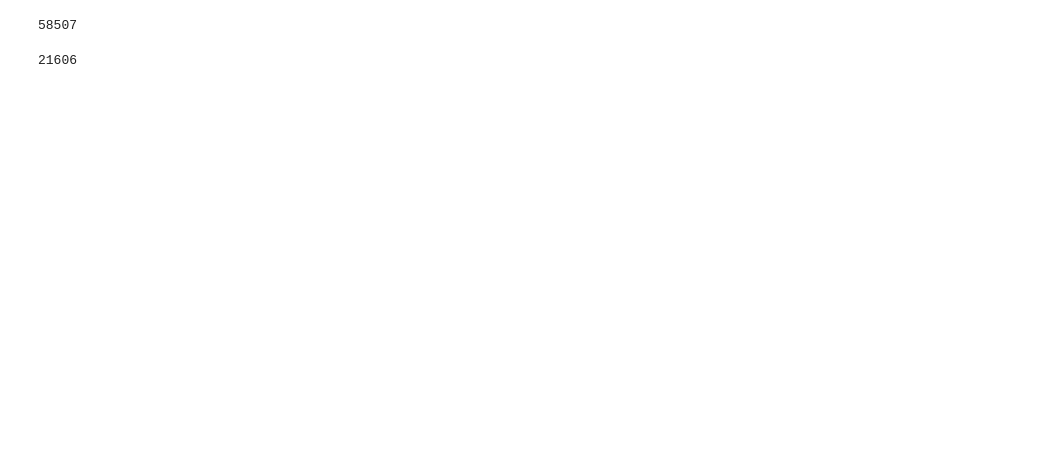
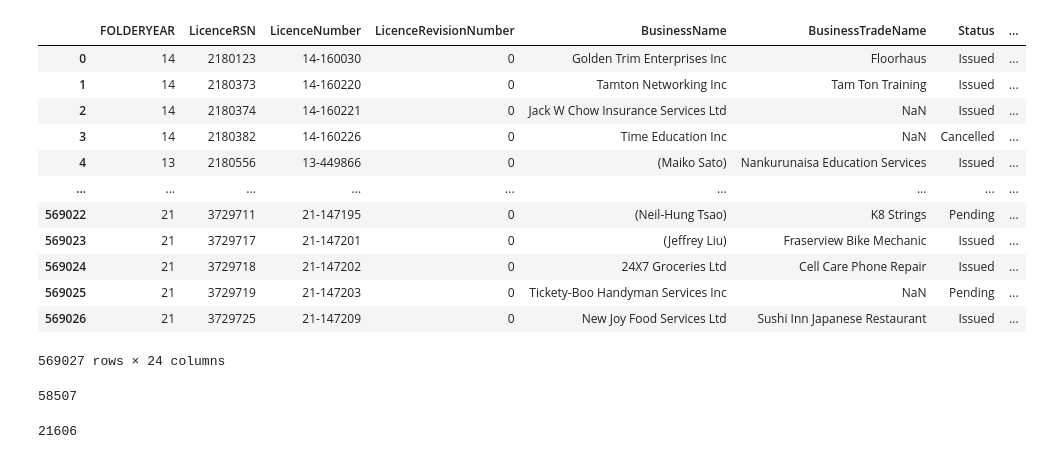
Before and after one commit to rachelywong/datasleuths-hackathon, a Jupyter notebook: scraping_canadabusinessregistries.ipynb, the cells around one changed output. Saved outputs shown, nothing was run; the diff lists cells and outputs as text; code cells hidden in the pictures; blank space fills up the shorter version.

```diff
--- a/scraping_canadabusinessregistries.ipynb
+++ b/scraping_canadabusinessregistries.ipynb
@@ -10,6 +11,22 @@ import json
 bussiness_licences = "business-licences-hackathon.csv"
 file = open(bussiness_licences, "r")
 reader = pd.read_csv(file, sep=';')
+# %%
+reader
+# %% [output]
+|  | FOLDERYEAR | LicenceRSN | LicenceNumber | LicenceRevisionNumber | BusinessName | BusinessTradeName | Status | ... |
+| 0 | 14 | 2180123 | 14-160030 | 0 | Golden Trim Enterprises Inc | Floorhaus | Issued | ... |
+| 1 | 14 | 2180373 | 14-160220 | 0 | Tamton Networking Inc | Tam Ton Training | Issued | ... |
+| 2 | 14 | 2180374 | 14-160221 | 0 | Jack W Chow Insurance Services Ltd | NaN | Issued | ... |
+| 3 | 14 | 2180382 | 14-160226 | 0 | Time Education Inc | NaN | Cancelled | ... |
+| 4 | 13 | 2180556 | 13-449866 | 0 | (Maiko Sato) | Nankurunaisa Education Services | Issued | ... |
+| ... | ... | ... | ... | ... | ... | ... | ... | ... |
+| 569022 | 21 | 3729711 | 21-147195 | 0 | (Neil-Hung Tsao) | K8 Strings | Pending | ... |
+| 569023 | 21 | 3729717 | 21-147201 | 0 | (Jeffrey Liu) | Fraserview Bike Mechanic | Issued | ... |
+| 569024 | 21 | 3729718 | 21-147202 | 0 | 24X7 Groceries Ltd | Cell Care Phone Repair | Issued | ... |
+| 569025 | 21 | 3729719 | 21-147203 | 0 | Tickety-Boo Handyman Services Inc | NaN | Pending | ... |
+| 569026 | 21 | 3729725 | 21-147209 | 0 | New Joy Food Services Ltd | Sushi Inn Japanese Restaurant | Issued | ... |
+569027 rows × 24 columns
 # %%
 # 35050 Business name is peoples names in brackets which are likely
 # not to have results in canadabusinessregistries
```
Also changed, not shown: parts of 6 cells of this notebook, 1 other file.
